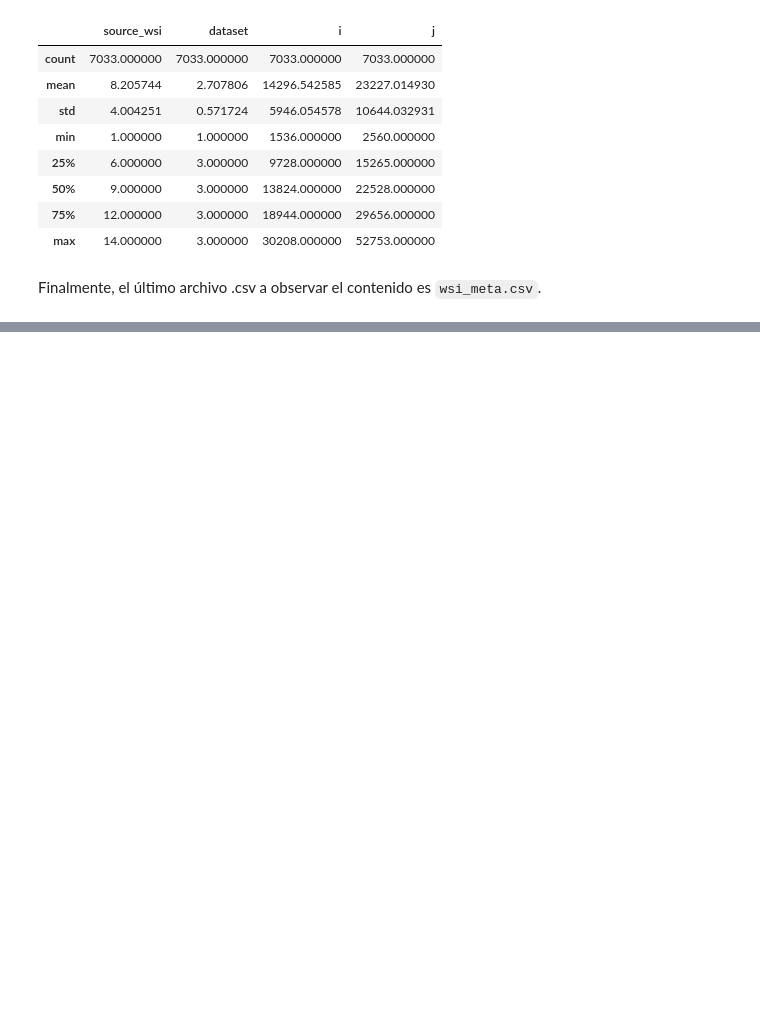
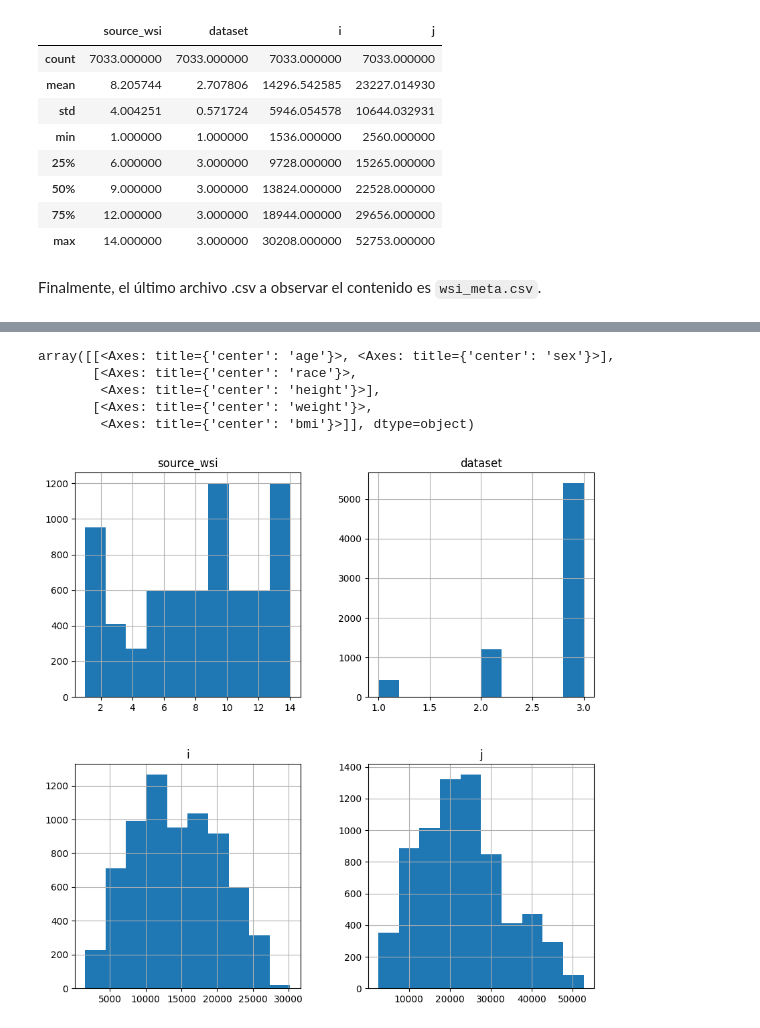
Before and after one commit to SantiagoTaracena01/hacking-the-human-vasculature, a Jupyter notebook: src/main.ipynb, the cells around one changed output, grey strips where cells are left out. Drawn from its saved outputs; the diff is of its cells as text; code cells hidden in the pictures; blank space fills up the shorter version.

```diff
--- a/src/main.ipynb
+++ b/src/main.ipynb
@@ -135,0 +161,14 @@ plt.show()
+# %%
+import seaborn as sns
+from scipy import stats
+
+# Histogramas
+tile_meta_data.hist(figsize=(10,10))
+wsi_meta_data.hist(figsize=(10,10))
+# %% [output]
+array([[<Axes: title={'center': 'age'}>, <Axes: title={'center': 'sex'}>],
+       [<Axes: title={'center': 'race'}>,
+        <Axes: title={'center': 'height'}>],
+       [<Axes: title={'center': 'weight'}>,
+        <Axes: title={'center': 'bmi'}>]], dtype=object)
+[figure, added]
```
Also changed, not shown: parts of 20 cells of this notebook.
